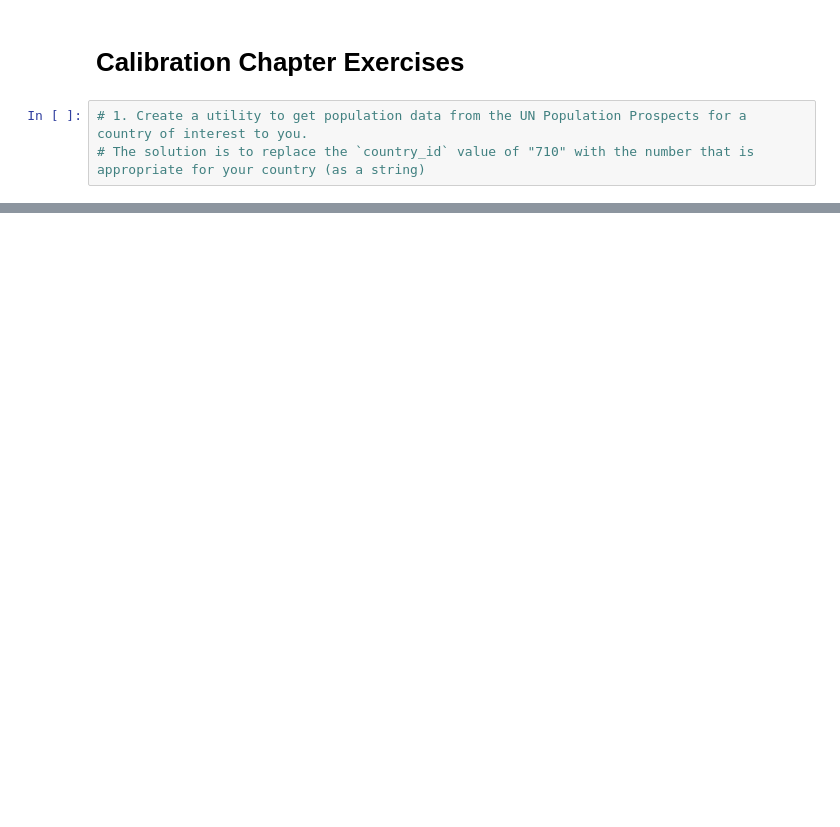
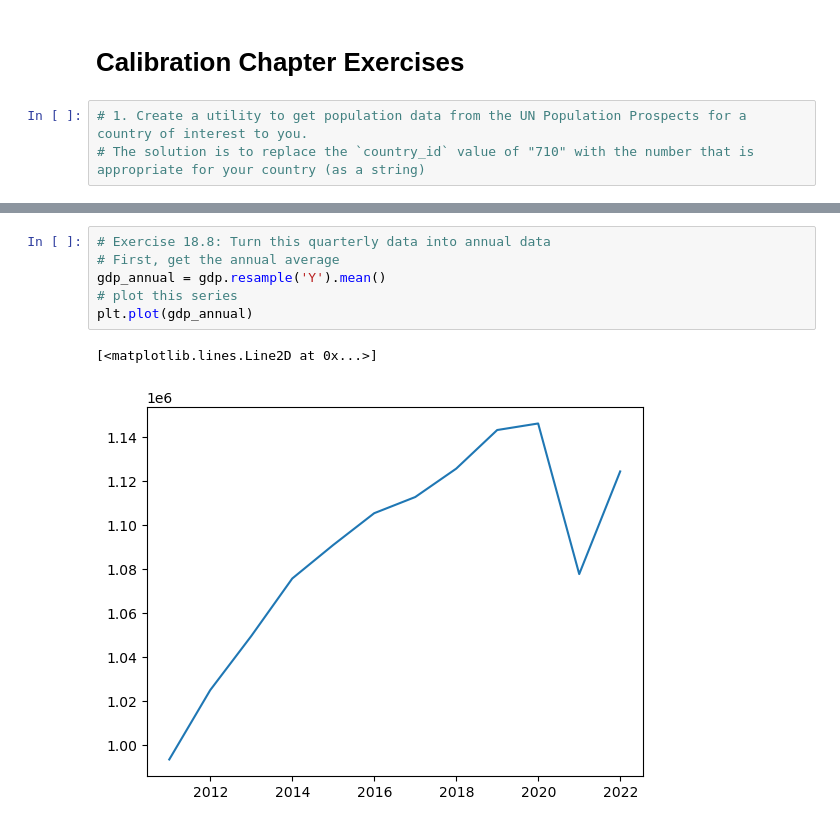
Before and after one commit to jdebacker/UN-OG-Training, a Jupyter notebook: code/Exercise_Solutions.ipynb, the cells around one changed output, grey strips where cells are left out. Drawn from its saved outputs; the diff is of its cells as text; blank space fills up the shorter version.

```diff
--- a/code/Exercise_Solutions.ipynb
+++ b/code/Exercise_Solutions.ipynb
@@ -433,0 +612,9 @@ plt.plot(years, pop_objs["g_n"][:T])
+# %%
+# Exercise 18.8: Turn this quarterly data into annual data
+# First, get the annual average
+gdp_annual = gdp.resample('Y').mean()
+# plot this series
+plt.plot(gdp_annual)
+# %% [output]
+[<matplotlib.lines.Line2D at 0x...>]
+[figure, added]
```
Also changed, not shown: parts of 22 cells of this notebook.
